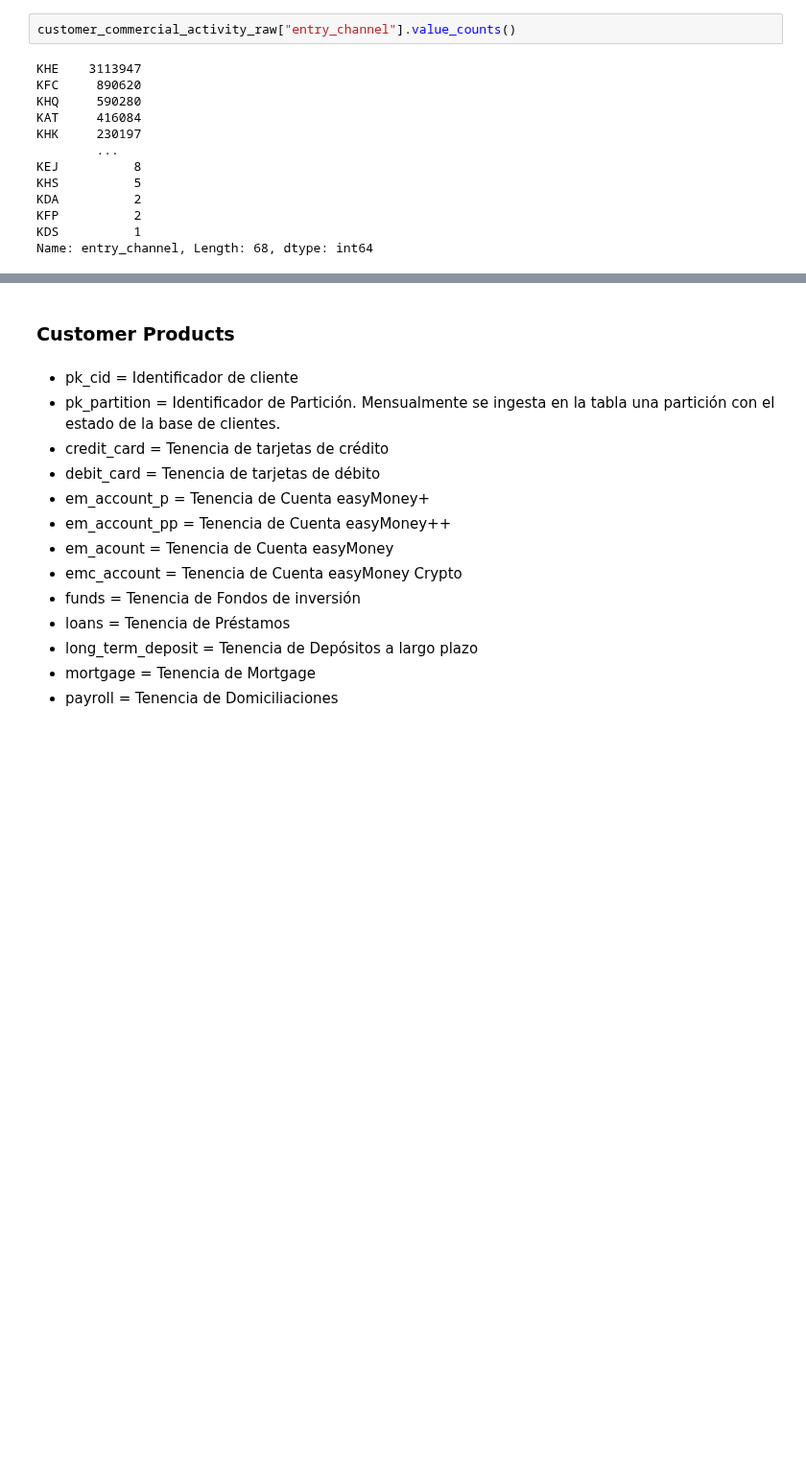
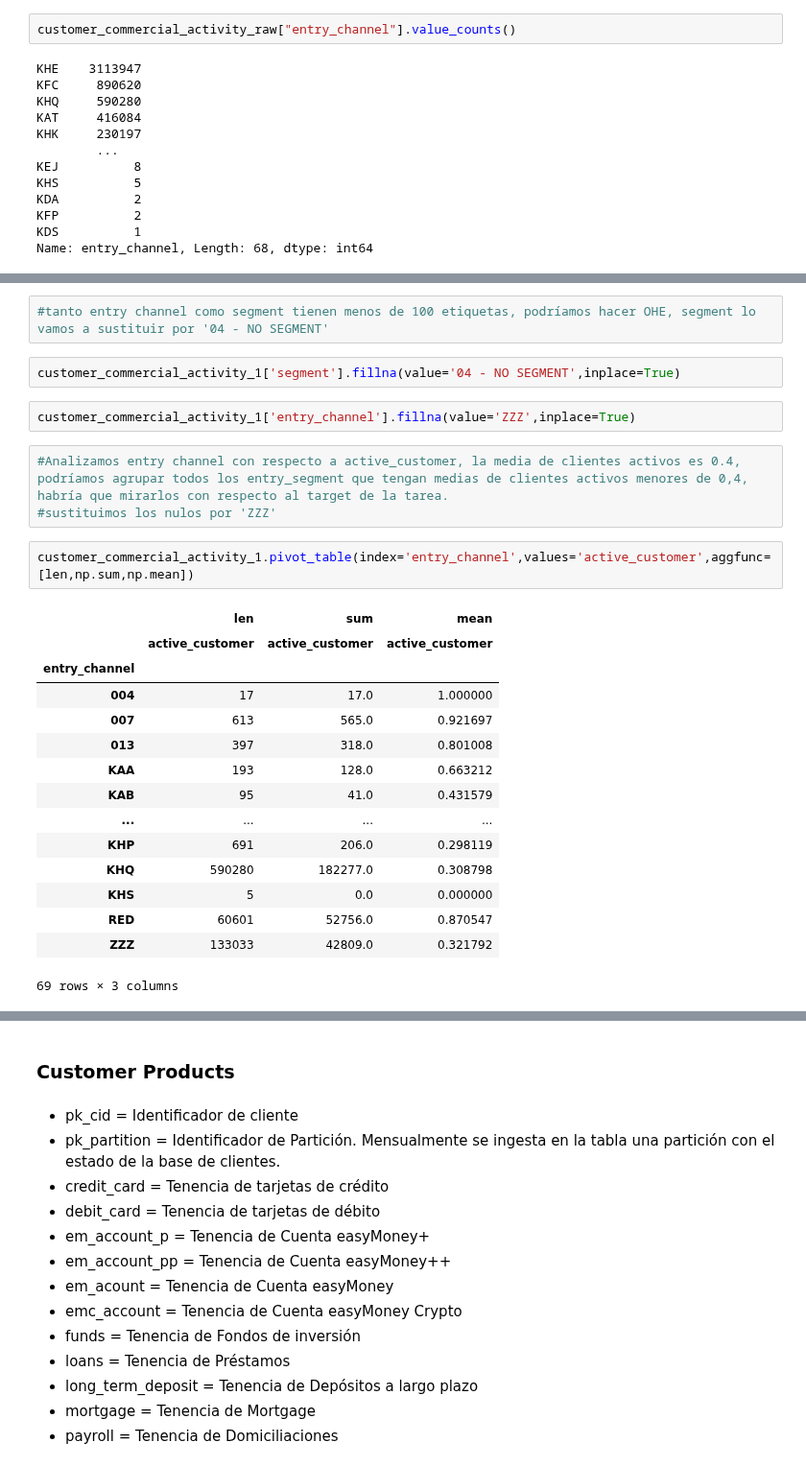
Before and after one commit to RicardColomOrero/easymoney, a Jupyter notebook: Easymoney_Ricard.ipynb, the cells around one changed output, grey strips where cells are left out. Shown at 96% size. Saved outputs shown, nothing was run; the diff lists cells and outputs as text; blank space fills up the shorter version.

```diff
--- a/Easymoney_Ricard.ipynb
+++ b/Easymoney_Ricard.ipynb
@@ -439,0 +569,27 @@ Name: entry_channel, Length: 68, dtype: int64
+# %%
+#tanto entry channel como segment tienen menos de 100 etiquetas, podríamos hacer OHE, segment lo vamos a sustituir por '04 - NO SEGMENT'
+# %%
+customer_commercial_activity_1['segment'].fillna(value='04 - NO SEGMENT',inplace=True)
+# %%
+customer_commercial_activity_1['entry_channel'].fillna(value='ZZZ',inplace=True)
+# %%
+#Analizamos entry channel con respecto a active_customer, la media de clientes activos es 0.4, podríamos agrupar todos los entry_segment que tengan medias de clientes activos menores de 0,4, habría que mirarlos con respecto al target de la tarea.
+#sustituimos los nulos por 'ZZZ'
+# %%
+customer_commercial_activity_1.pivot_table(index='entry_channel',values='active_customer',aggfunc=[len,np.sum,np.mean])
+# %% [output]
+|  | len | sum | mean |
+|  | active_customer | active_customer | active_customer |
+| entry_channel |  |  |  |
+| 004 | 17 | 17.0 | 1.000000 |
+| 007 | 613 | 565.0 | 0.921697 |
+| 013 | 397 | 318.0 | 0.801008 |
+| KAA | 193 | 128.0 | 0.663212 |
+| KAB | 95 | 41.0 | 0.431579 |
+| ... | ... | ... | ... |
+| KHP | 691 | 206.0 | 0.298119 |
+| KHQ | 590280 | 182277.0 | 0.308798 |
+| KHS | 5 | 0.0 | 0.000000 |
+| RED | 60601 | 52756.0 | 0.870547 |
+| ZZZ | 133033 | 42809.0 | 0.321792 |
+69 rows × 3 columns
```
Also changed, not shown: parts of 22 cells of this notebook.
